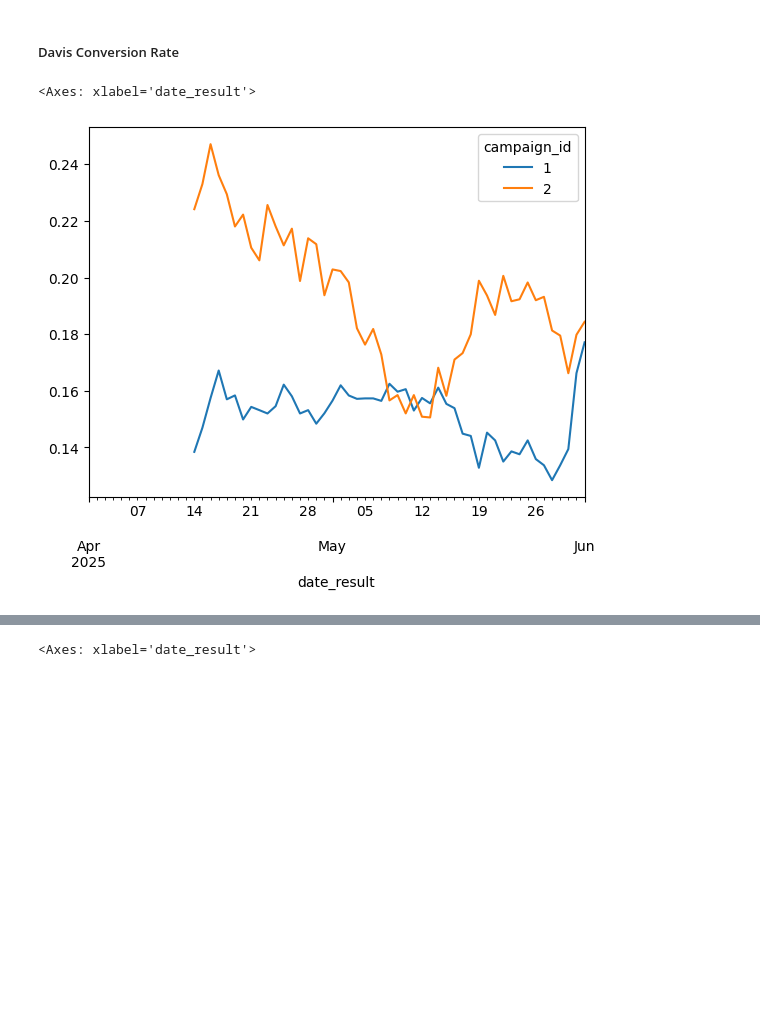
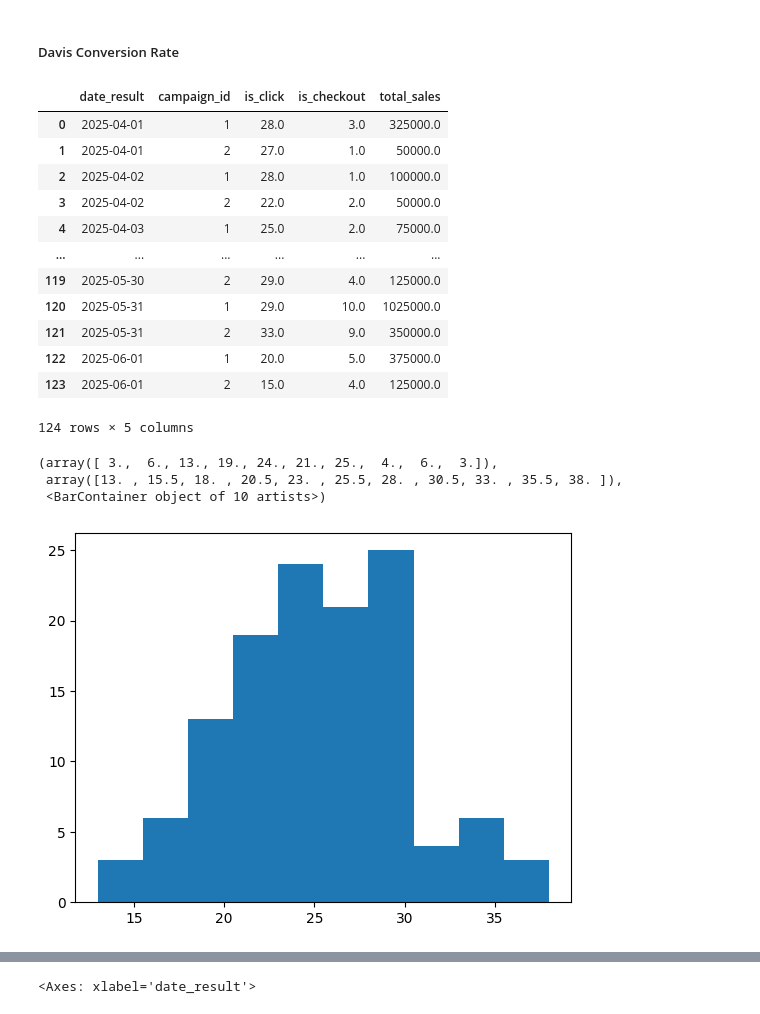
Before and after one commit to vandevee3/MarketingAnalysis, a Jupyter notebook: source/main.ipynb, the cells around one changed output, grey strips where cells are left out. Saved outputs shown, nothing was run; the diff lists cells and outputs as text; code cells hidden in the pictures; blank space fills up the shorter version.

```diff
--- a/source/main.ipynb
+++ b/source/main.ipynb
@@ -562,13 +556,26 @@ cleaned_checkout = main_df.copy()
 
 cleaned_checkout = cleaned_checkout[(cleaned_checkout['date_checkout'] >= cleaned_checkout['date_result']) & (cleaned_checkout['is_click'] == 1)]
 daily_counts_cvr = cleaned_checkout.groupby(['date_result', 'campaign_id']).agg({'is_click' : 'sum','is_checkout' : 'sum', 'total_sales' : 'sum'}).reset_index()
-daily_counts_cvr = pd.pivot(daily_counts_cvr, index= 'date_result', columns= 'campaign_id', values= ['is_click','is_checkout', 'total_sales'])
-daily_counts_cvr = daily_counts_cvr.rolling(window= 14).mean()
-
-daily_counts_cvr[('cvr', 1)] = daily_counts_cvr[('is_checkout', 1)] / daily_counts_cvr[('is_click', 1)]
-daily_counts_cvr[('cvr', 2)] = daily_counts_cvr[('is_checkout', 2)] / daily_counts_cvr[('is_click', 2)]
-daily_counts_cvr['cvr'].plot.line()
+daily_counts_cvr
 # daily_counts_cvr.head(20)
 # %% [output]
+|  | date_result | campaign_id | is_click | is_checkout | total_sales |
+| 0 | 2025-04-01 | 1 | 28.0 | 3.0 | 325000.0 |
+| 1 | 2025-04-01 | 2 | 27.0 | 1.0 | 50000.0 |
+| 2 | 2025-04-02 | 1 | 28.0 | 1.0 | 100000.0 |
+| 3 | 2025-04-02 | 2 | 22.0 | 2.0 | 50000.0 |
+| 4 | 2025-04-03 | 1 | 25.0 | 2.0 | 75000.0 |
+| ... | ... | ... | ... | ... | ... |
+| 119 | 2025-05-30 | 2 | 29.0 | 4.0 | 125000.0 |
+| 120 | 2025-05-31 | 1 | 29.0 | 10.0 | 1025000.0 |
+| 121 | 2025-05-31 | 2 | 33.0 | 9.0 | 350000.0 |
+| 122 | 2025-06-01 | 1 | 20.0 | 5.0 | 375000.0 |
+| 123 | 2025-06-01 | 2 | 15.0 | 4.0 | 125000.0 |
-<Axes: xlabel='date_result'>
+124 rows × 5 columns
-[figure, removed]
+# %%
+plt.hist(daily_counts_cvr['is_click'])
+# %% [output]
+(array([ 3.,  6., 13., 19., 24., 21., 25.,  4.,  6.,  3.]),
+ array([13. , 15.5, 18. , 20.5, 23. , 25.5, 28. , 30.5, 33. , 35.5, 38. ]),
+ <BarContainer object of 10 artists>)
+[figure, added]
```
Also changed, not shown: parts of 6 cells of this notebook.
